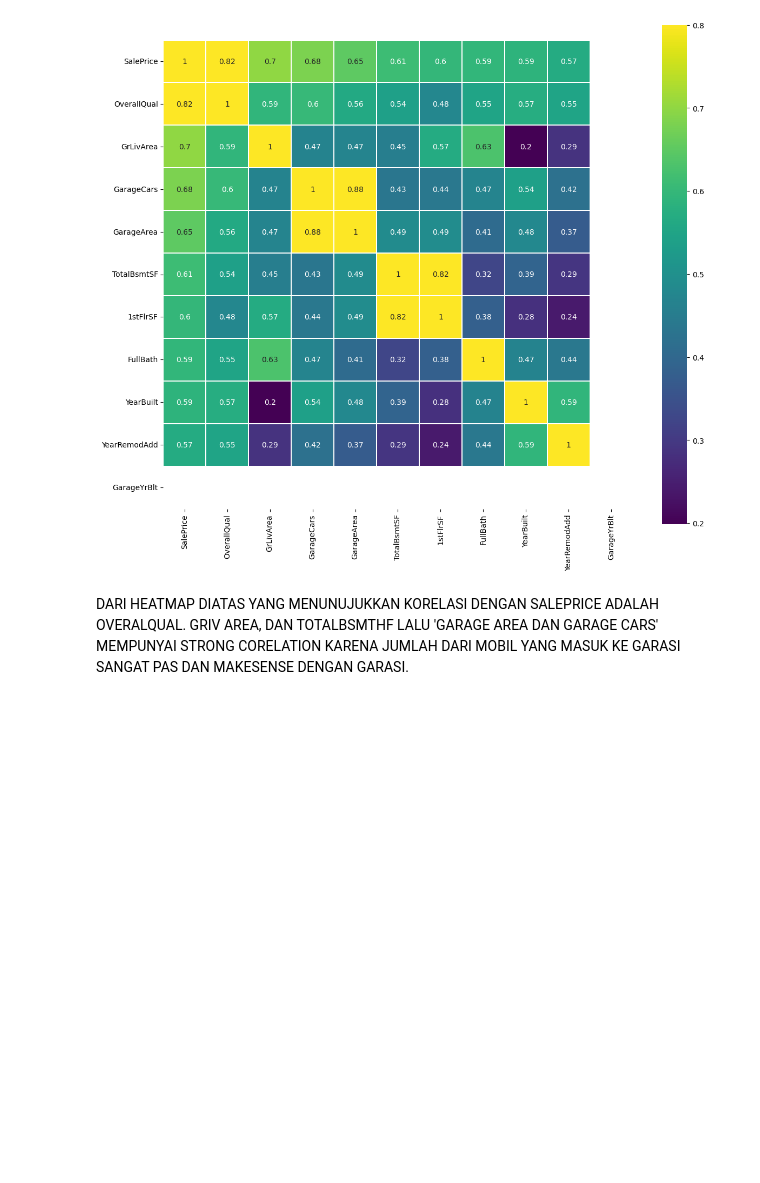
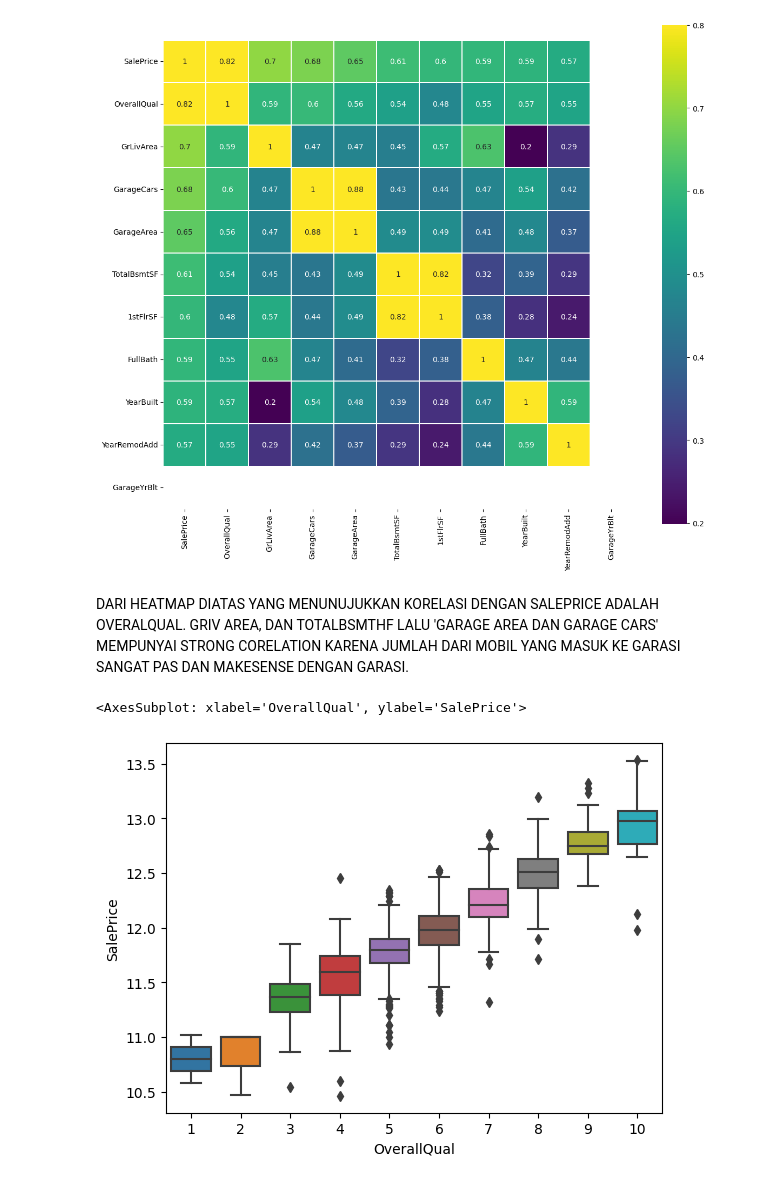
Before and after one commit to adamhadip/Competition_Kaggle, a Jupyter notebook: Code Data/data.ipynb, the cells around one changed output. Cells and saved outputs as stored; diff of their text form; code cells hidden in the pictures; blank space fills up the shorter version.

```diff
--- a/Code Data/data.ipynb
+++ b/Code Data/data.ipynb
@@ -297,3 +352,10 @@ sns.heatmap(cm,xticklabels=colom.values,yticklabels=colom.values,linewidths=0.01
 # %% [markdown]
 DARI HEATMAP DIATAS YANG MENUNUJUKKAN KORELASI DENGAN SALEPRICE ADALAH OVERALQUAL. GRIV AREA, DAN TOTALBSMTHF
 LALU 'GARAGE AREA DAN GARAGE CARS' MEMPUNYAI STRONG CORELATION KARENA JUMLAH DARI MOBIL YANG MASUK KE GARASI SANGAT PAS DAN MAKESENSE DENGAN GARASI.
+# %%
+# DARI OVERALQUAL DAN SALE PRICE KITA LIHAT BOXPLOTNYA KARENA DIA MEMPUNYAI CORR YANG BERHUBUNGAN
+fig1 = fig.add_subplot
+sns.boxplot(x = 'OverallQual', y = 'SalePrice', data = train[['SalePrice', 'OverallQual']])
+# %% [output]
+<AxesSubplot: xlabel='OverallQual', ylabel='SalePrice'>
+[figure, added]
```
Also changed, not shown: parts of 29 cells of this notebook.
